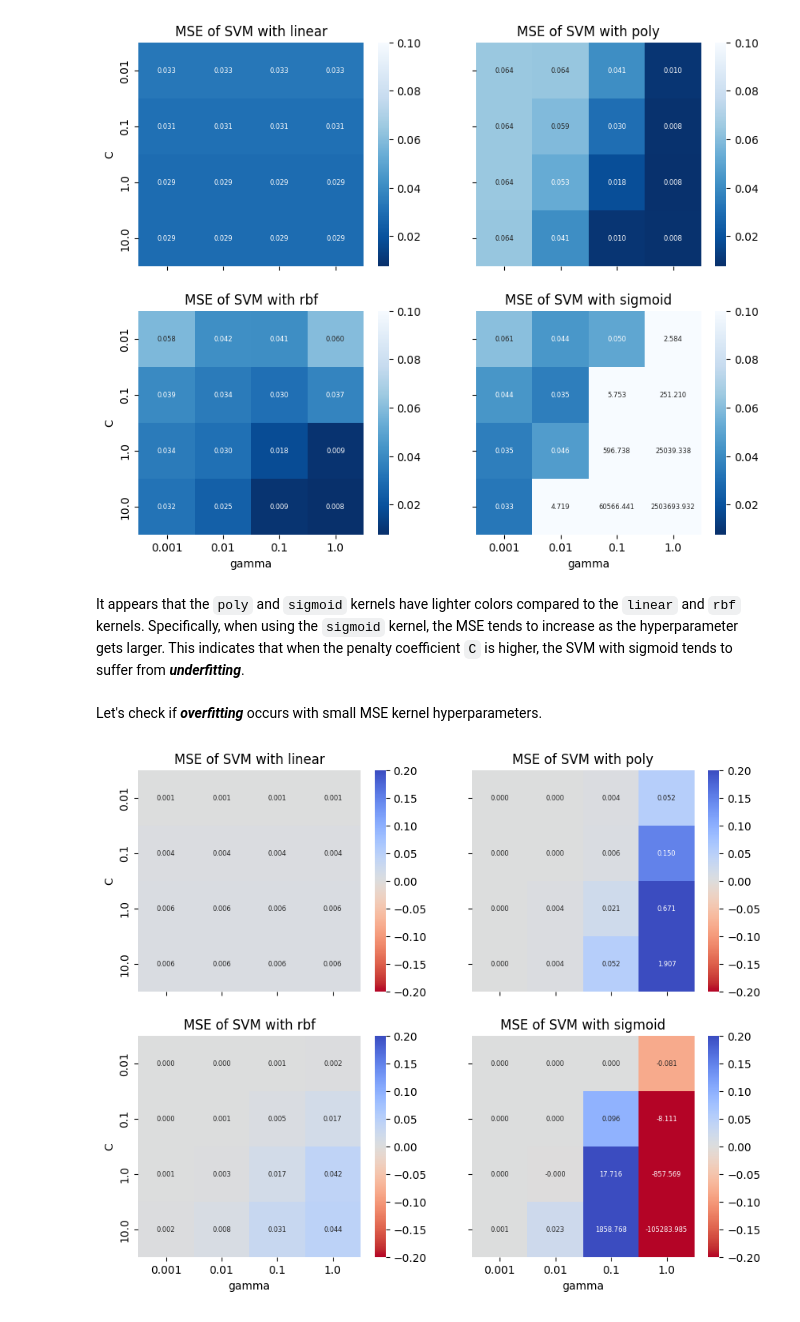
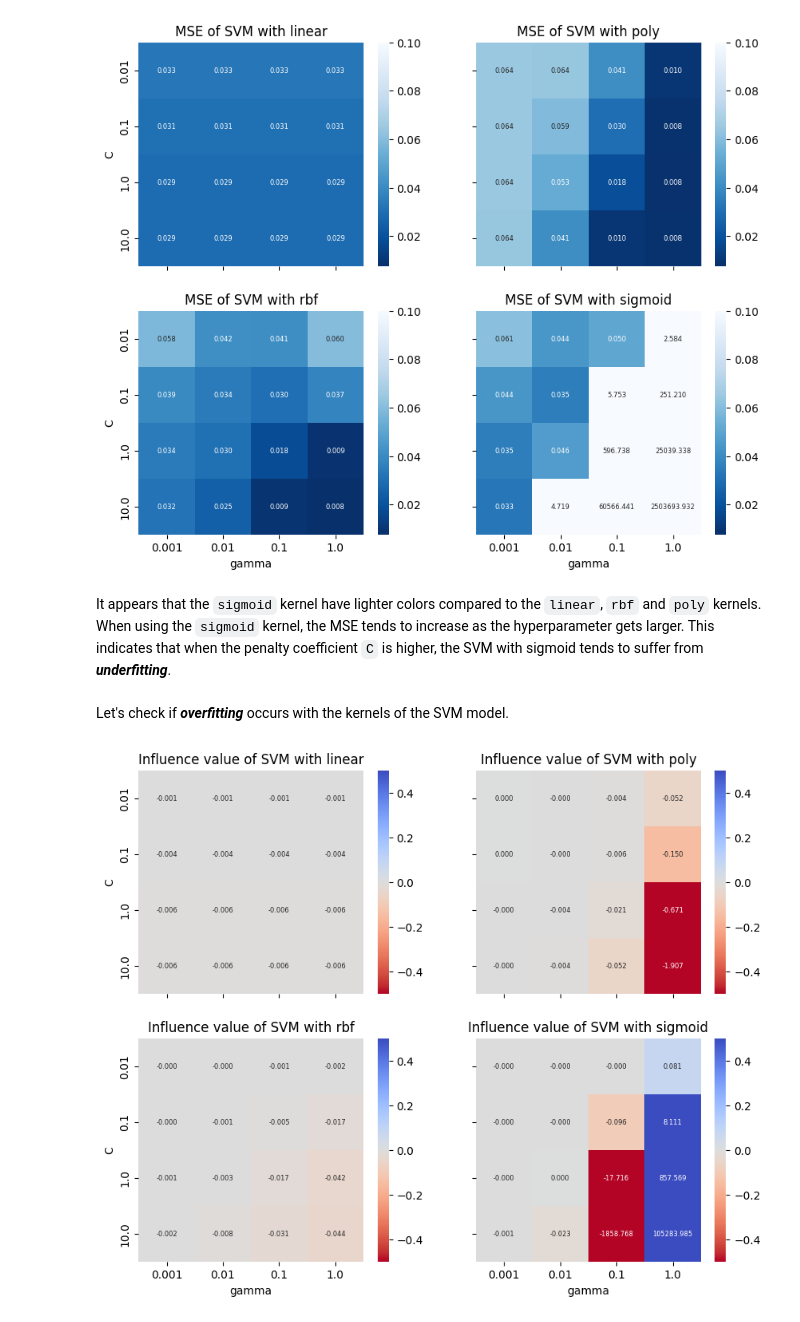
Before and after one commit to dagngyen/hcmus_23-24_coursesra-courses-analysis, a Jupyter notebook: Phase 2: Building model/SVM model.ipynb, the cells around one changed output. Drawn from its saved outputs; the diff is of its cells as text; code cells hidden in the pictures.

```diff
--- a/Phase 2: Building model/svm-sigmoid copy.ipynb
+++ b/Phase 2: Building model/SVM model.ipynb
@@ -260,38 +251,38 @@ plt.show()
 # %% [output]
 [figure]
 # %% [markdown]
-It appears that the `poly` and `sigmoid` kernels have lighter colors compared to the `linear` and `rbf` kernels. Specifically, when using the `sigmoid` kernel, the MSE tends to increase as the hyperparameter gets larger. This indicates that when the penalty coefficient `C` is higher, the SVM with sigmoid tends to suffer from **_underfitting_**.
+It appears that the `sigmoid` kernel have lighter colors compared to the `linear`, `rbf` and `poly` kernels. When using the `sigmoid` kernel, the MSE tends to increase as the hyperparameter gets larger. This indicates that when the penalty coefficient `C` is higher, the SVM with sigmoid tends to suffer from **_underfitting_**.
 # %% [markdown]
-Let's check if **_overfitting_** occurs with small MSE kernel hyperparameters.
+Let's check if **_overfitting_** occurs with the kernels of the SVM model.
 # %%
 bar_df = pd.DataFrame({'kernel': recording_save_df['kernel'],
                        'C': recording_save_df['C'],
                        'gamma': recording_save_df['gamma'],
-                       'influence_level': recording_save_df['mean_test'] - recording_save_df['mean_train']},
+                       'influence': recording_save_df['mean_train'] - recording_save_df['mean_test']},
                        index=recording_save_df.index)
 bar_df = bar_df.reset_index().drop(columns=['index']).set_index(['kernel'])
 
 # Set up the matplotlib figure
 fig, axes = plt.subplots(nrows=2, ncols=2, figsize=(10, 8), sharex=True, sharey=True)
 
 # Plot heatmap each kernel
 for index, kernel in enumerate(bar_df.index.unique()):
     ax = axes[index // 2, index % 2]
     data_plot = bar_df.loc[kernel].copy()\
         .reset_index().drop(columns=['kernel'])\
         .set_index(['C', 'gamma'])
-    data_plot = data_plot['influence_level'].unstack('gamma').rename_axis(None, axis=1)
+    data_plot = data_plot['influence'].unstack('gamma').rename_axis(None, axis=1)
     data_plot.index.name = None
     sns.heatmap(data_plot, annot=True, ax=ax,
-                vmin=-0.2, vmax=0.2, fmt='.3f',
+                vmin=-0.5, vmax=0.5, fmt='.3f',
                 cmap='coolwarm_r', annot_kws={"size": 6})
-    ax.set_title('MSE of SVM with ' + kernel)
+    ax.set_title('Influence value of SVM with ' + kernel)
     if index % 2 == 0:
         ax.set_ylabel('C')
 
     if index // 2 == 1:
         ax.set_xlabel('gamma')
 
 plt.show()
 # %% [output]
-[figure, old version]
+[figure, new version]
```
Also changed, not shown: parts of 16 cells of this notebook, 3 other files.
